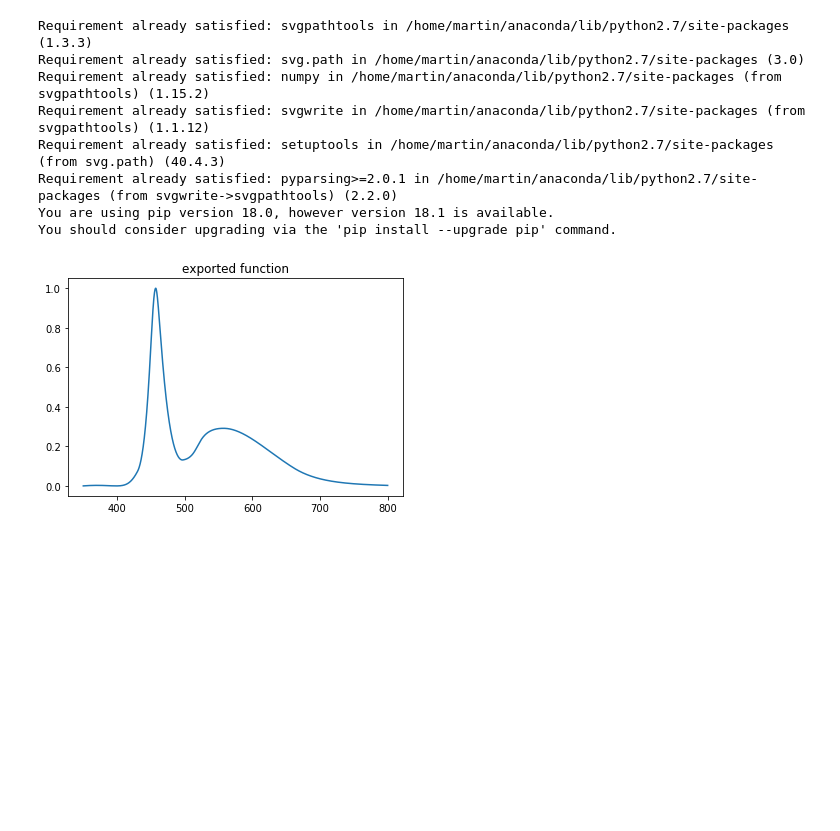
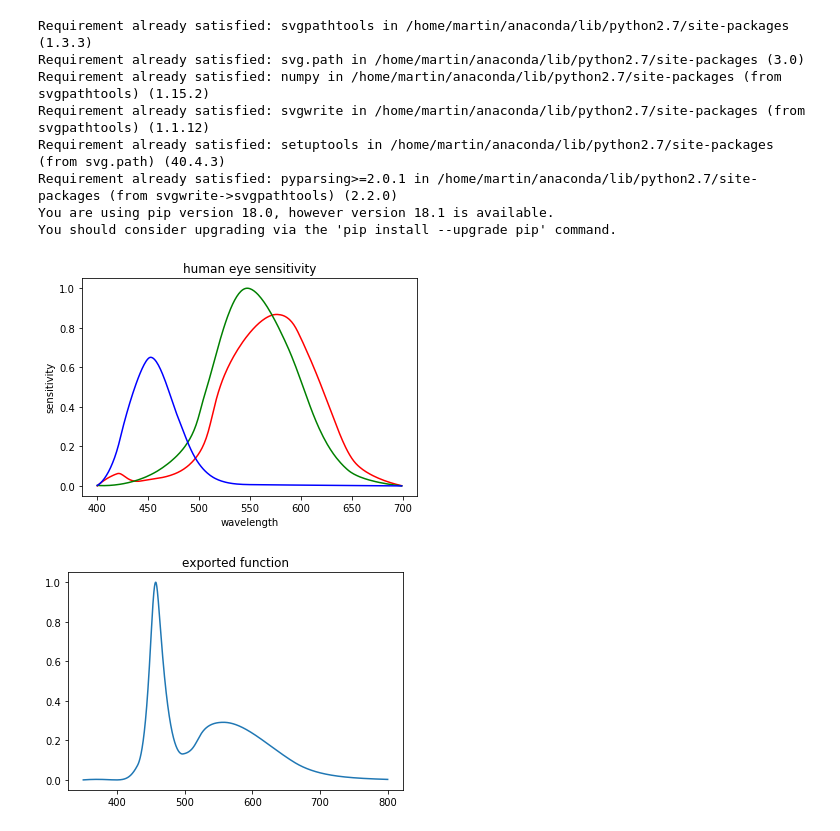
Before and after one commit to mrmartin/picture2graph, a Jupyter notebook: process_bezier_svg.ipynb, the cells around one changed output. Saved outputs shown, nothing was run; the diff lists cells and outputs as text; code cells hidden in the pictures; blank space fills up the shorter version.

Commit message:
human vision example, and standalone function

```diff
--- a/process_bezier_svg.ipynb
+++ b/process_bezier_svg.ipynb
@@ -9,6 +9,35 @@ Requirement already satisfied: setuptools in /home/martin/anaconda/lib/python2.7
 Requirement already satisfied: pyparsing>=2.0.1 in /home/martin/anaconda/lib/python2.7/site-packages (from svgwrite->svgpathtools) (2.2.0)
 You are using pip version 18.0, however version 18.1 is available.
 You should consider upgrading via the 'pip install --upgrade pip' command.
+# %%
+from process_bezier_svg import svg_to_function
+#svg_to_function returns a function f(x) for single inputs. Here, we process three functions
+red_f = svg_to_function('human_vision_berkeley_cecilia77_red.svg', [400, 700], [0, 0.86746988])
+green_f = svg_to_function('human_vision_berkeley_cecilia77_green.svg', [400, 700], [0, 1])
+blue_f = svg_to_function('human_vision_berkeley_cecilia77_blue.svg', [400, 700], [0, 0.65060241])
+# %%
+x = range(400, 700)
+red = [(lambda x: red_f(v))(v) for v in x]
+green = [(lambda x: green_f(v))(v) for v in x]
+blue = [(lambda x: blue_f(v))(v) for v in x]
+
+%matplotlib inline
+
+import matplotlib
+import numpy as np
+import matplotlib.pyplot as plt
+
+plt.plot(x, red, color='r')
+plt.plot(x, green, color='g')
+plt.plot(x, blue, color='b')
+plt.title('human eye sensitivity')
+
+plt.xlabel('wavelength')
+plt.ylabel('sensitivity')
+
+plt.show()
+# %% [output]
+[figure, added]
 # %%
 from svgpathtools import svg2paths
 paths, attributes = svg2paths('led_bezier.svg')
```
Also changed, not shown: parts of 1 cell of this notebook, 6 other files.
